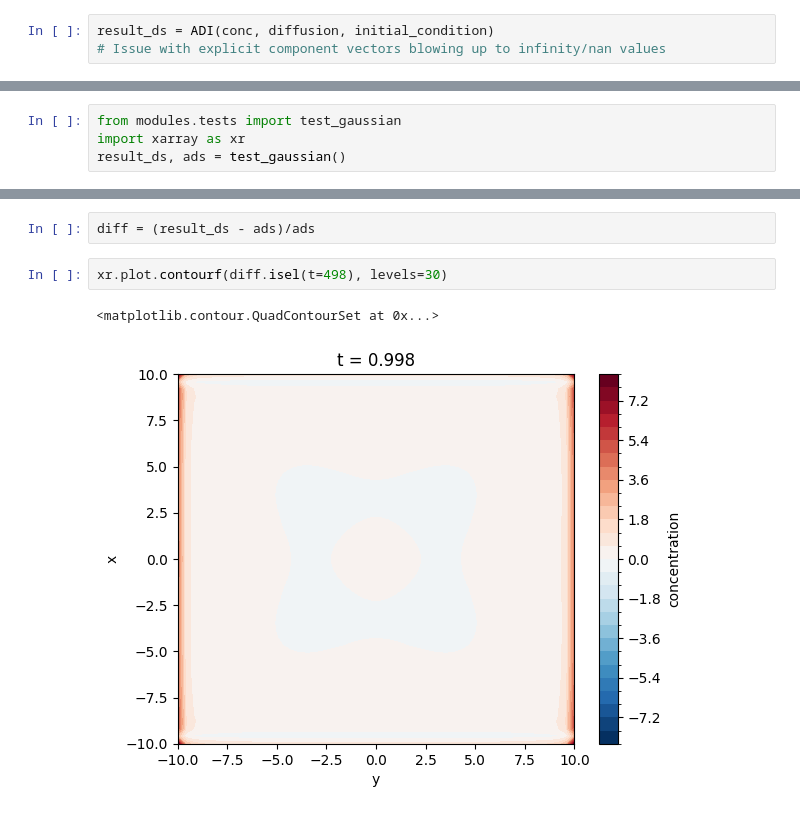
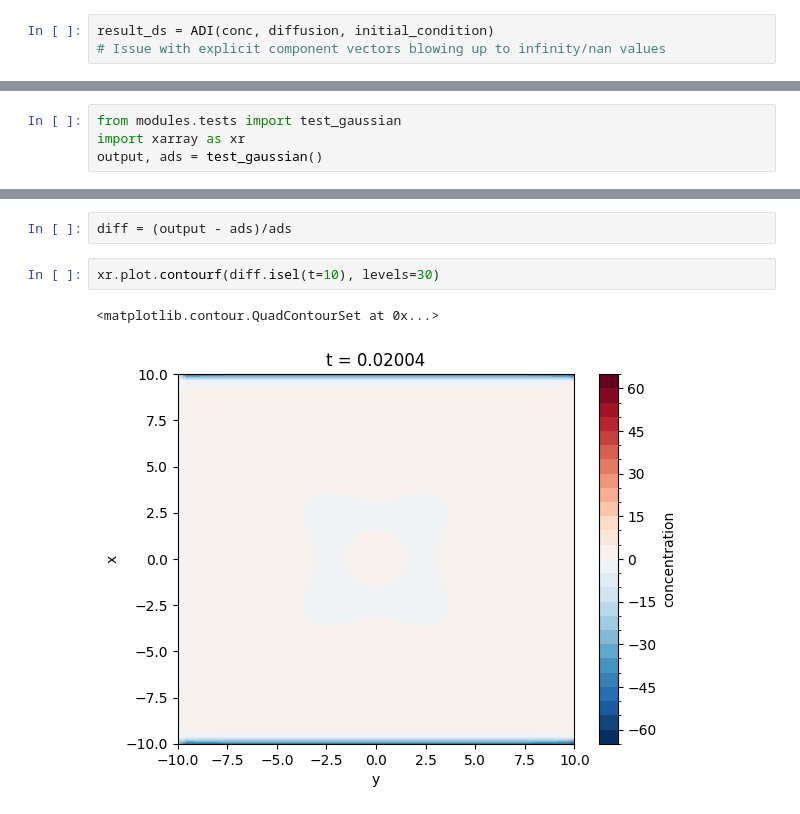
Before and after one commit to fongkenrui/A409_SeleniumDispersion, a Jupyter notebook: ADI_test.ipynb, the cells around one changed output, grey strips where cells are left out. Drawn from its saved outputs; the diff is of its cells as text.

```diff
--- a/ADI_test.ipynb
+++ b/ADI_test.ipynb
@@ -108,4 +108,4 @@ print(tconc)
 # %%
 from modules.tests import test_gaussian
 import xarray as xr
-result_ds, ads = test_gaussian()
+output, ads = test_gaussian()
@@ -152,10 +112,10 @@ Attributes:
 # %%
-diff = (result_ds - ads)/ads
+diff = (output - ads)/ads
 # %%
-xr.plot.contourf(diff.isel(t=498), levels=30)
+xr.plot.contourf(diff.isel(t=10), levels=30)
 # %% [output]
 <matplotlib.contour.QuadContourSet at 0x...>
-[figure, old version]
+[figure, new version]
 # %%
 diff.median(dim=('x','y')).plot()
 # %% [output]
```
Also changed, not shown: parts of 7 cells of this notebook, 1 other file.
